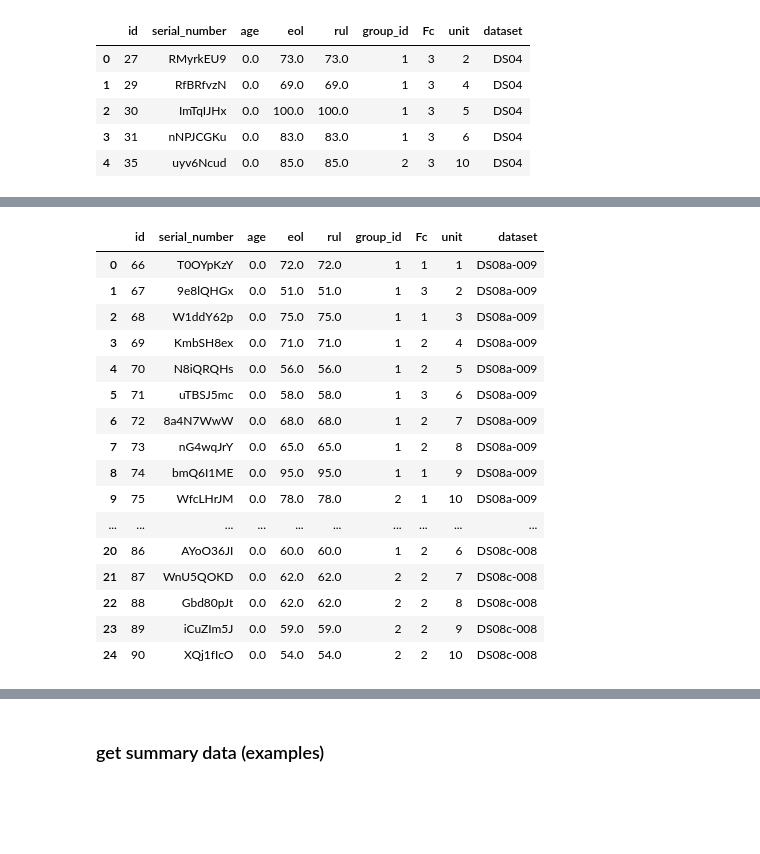
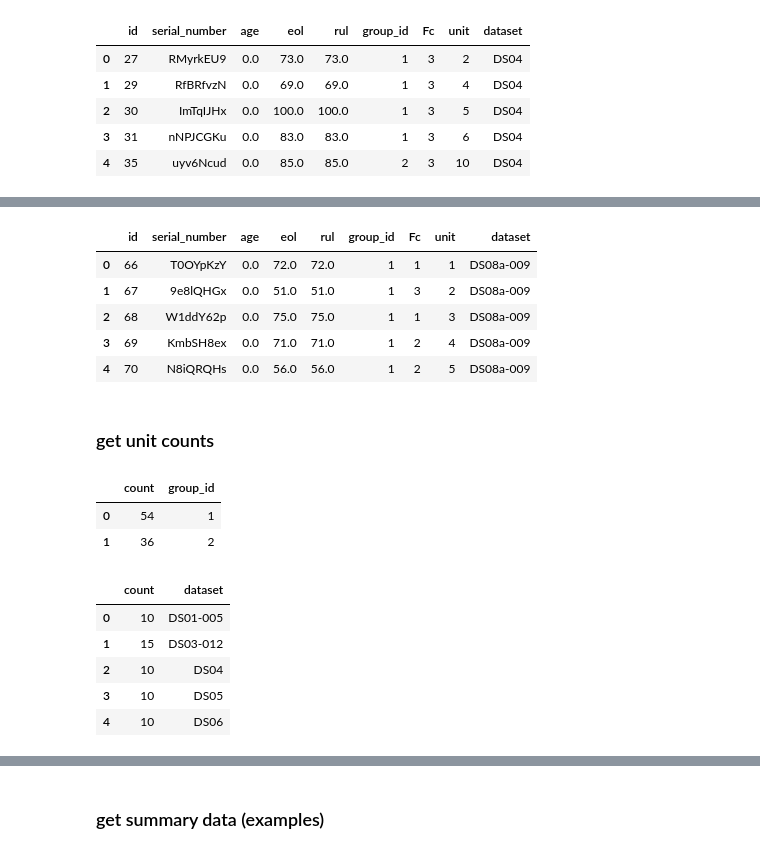
Before and after one commit to darrahts/phm2021_data_challenge, a Jupyter notebook: notebooks/database_api_ncmapss.ipynb, the cells around one changed output, grey strips where cells are left out. Saved outputs shown, nothing was run; the diff lists cells and outputs as text; code cells hidden in the pictures; blank space fills up the shorter version.

```diff
--- a/notebooks/database_api_ncmapss.ipynb
+++ b/notebooks/database_api_ncmapss.ipynb
@@ -318,20 +300,28 @@ api._get_units(Fc=[1], db=db)
 # %%
-api._get_units(datasets=['DS08a-009', 'DS08c-008'], db=db)
+api._get_units(datasets=['DS08a-009', 'DS08c-008'], db=db).head()
 # %% [output]
 |  | id | serial_number | age | eol | rul | group_id | Fc | unit | dataset |
 | 0 | 66 | T0OYpKzY | 0.0 | 72.0 | 72.0 | 1 | 1 | 1 | DS08a-009 |
 | 1 | 67 | 9e8lQHGx | 0.0 | 51.0 | 51.0 | 1 | 3 | 2 | DS08a-009 |
 | 2 | 68 | W1ddY62p | 0.0 | 75.0 | 75.0 | 1 | 1 | 3 | DS08a-009 |
 | 3 | 69 | KmbSH8ex | 0.0 | 71.0 | 71.0 | 1 | 2 | 4 | DS08a-009 |
 | 4 | 70 | N8iQRQHs | 0.0 | 56.0 | 56.0 | 1 | 2 | 5 | DS08a-009 |
-| 5 | 71 | uTBSJ5mc | 0.0 | 58.0 | 58.0 | 1 | 3 | 6 | DS08a-009 |
-| 6 | 72 | 8a4N7WwW | 0.0 | 68.0 | 68.0 | 1 | 2 | 7 | DS08a-009 |
-| 7 | 73 | nG4wqJrY | 0.0 | 65.0 | 65.0 | 1 | 2 | 8 | DS08a-009 |
-| 8 | 74 | bmQ6I1ME | 0.0 | 95.0 | 95.0 | 1 | 1 | 9 | DS08a-009 |
-| 9 | 75 | WfcLHrJM | 0.0 | 78.0 | 78.0 | 2 | 1 | 10 | DS08a-009 |
-| ... | ... | ... | ... | ... | ... | ... | ... | ... | ... |
-| 20 | 86 | AYoO36JI | 0.0 | 60.0 | 60.0 | 1 | 2 | 6 | DS08c-008 |
-| 21 | 87 | WnU5QOKD | 0.0 | 62.0 | 62.0 | 2 | 2 | 7 | DS08c-008 |
-| 22 | 88 | Gbd80pJt | 0.0 | 62.0 | 62.0 | 2 | 2 | 8 | DS08c-008 |
-| 23 | 89 | iCuZIm5J | 0.0 | 59.0 | 59.0 | 2 | 2 | 9 | DS08c-008 |
-| 24 | 90 | XQj1fIcO | 0.0 | 54.0 | 54.0 | 2 | 2 | 10 | DS08c-008 |
+# %% [markdown]
+### get unit counts
+# %%
+api._get_unit_counts(group_by='group_id',
+                     db=db).head()
+# %% [output]
+|  | count | group_id |
+| 0 | 54 | 1 |
+| 1 | 36 | 2 |
+# %%
+api._get_unit_counts(group_by='dataset',
+                     db=db).head()
+# %% [output]
+|  | count | dataset |
+| 0 | 10 | DS01-005 |
+| 1 | 15 | DS03-012 |
+| 2 | 10 | DS04 |
+| 3 | 10 | DS05 |
+| 4 | 10 | DS06 |
```
Also changed, not shown: parts of 8 cells of this notebook, 1 other file.
